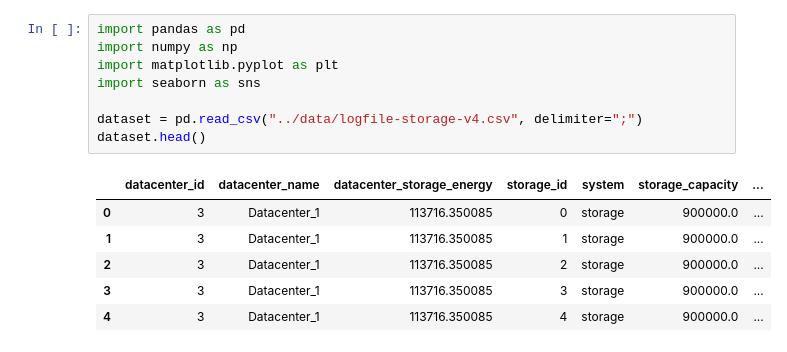
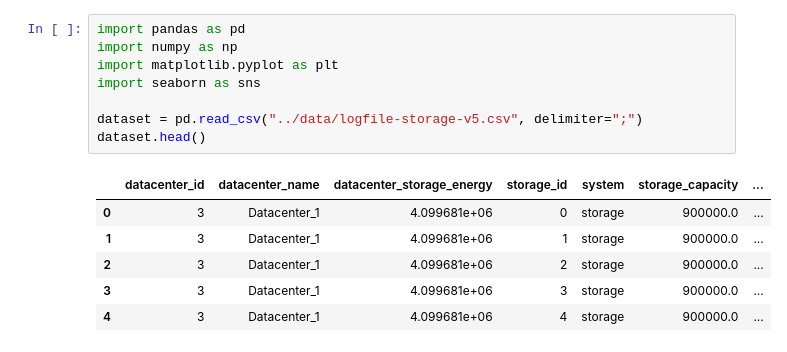
Before and after one commit to KhalidAFarah/cloud-energy-efficiency, a Jupyter notebook: visualization/storage_utilization.ipynb, the cells around one changed output. Cells and saved outputs as stored; diff of their text form.

```diff
--- a/visualization/storage_utilization.ipynb
+++ b/visualization/storage_utilization.ipynb
@@ -1,18 +1,18 @@
 # %%
 import pandas as pd
 import numpy as np
 import matplotlib.pyplot as plt
 import seaborn as sns
 
-dataset = pd.read_csv("../data/logfile-storage-v4.csv", delimiter=";")
+dataset = pd.read_csv("../data/logfile-storage-v5.csv", delimiter=";")
 dataset.head()
 # %% [output]
 |  | datacenter_id | datacenter_name | datacenter_storage_energy | storage_id | system | storage_capacity | ... |
-| 0 | 3 | Datacenter_1 | 113716.350085 | 0 | storage | 900000.0 | ... |
-| 1 | 3 | Datacenter_1 | 113716.350085 | 1 | storage | 900000.0 | ... |
-| 2 | 3 | Datacenter_1 | 113716.350085 | 2 | storage | 900000.0 | ... |
-| 3 | 3 | Datacenter_1 | 113716.350085 | 3 | storage | 900000.0 | ... |
-| 4 | 3 | Datacenter_1 | 113716.350085 | 4 | storage | 900000.0 | ... |
+| 0 | 3 | Datacenter_1 | 4.099681e+06 | 0 | storage | 900000.0 | ... |
+| 1 | 3 | Datacenter_1 | 4.099681e+06 | 1 | storage | 900000.0 | ... |
+| 2 | 3 | Datacenter_1 | 4.099681e+06 | 2 | storage | 900000.0 | ... |
+| 3 | 3 | Datacenter_1 | 4.099681e+06 | 3 | storage | 900000.0 | ... |
+| 4 | 3 | Datacenter_1 | 4.099681e+06 | 4 | storage | 900000.0 | ... |
 # %%
 labels, values = np.unique(dataset['datacenter_name'], return_counts=True)
 datacenter_total_storage_capacity = np.array([])
```
Also changed, not shown: parts of 4 cells of this notebook, 1 other file.
